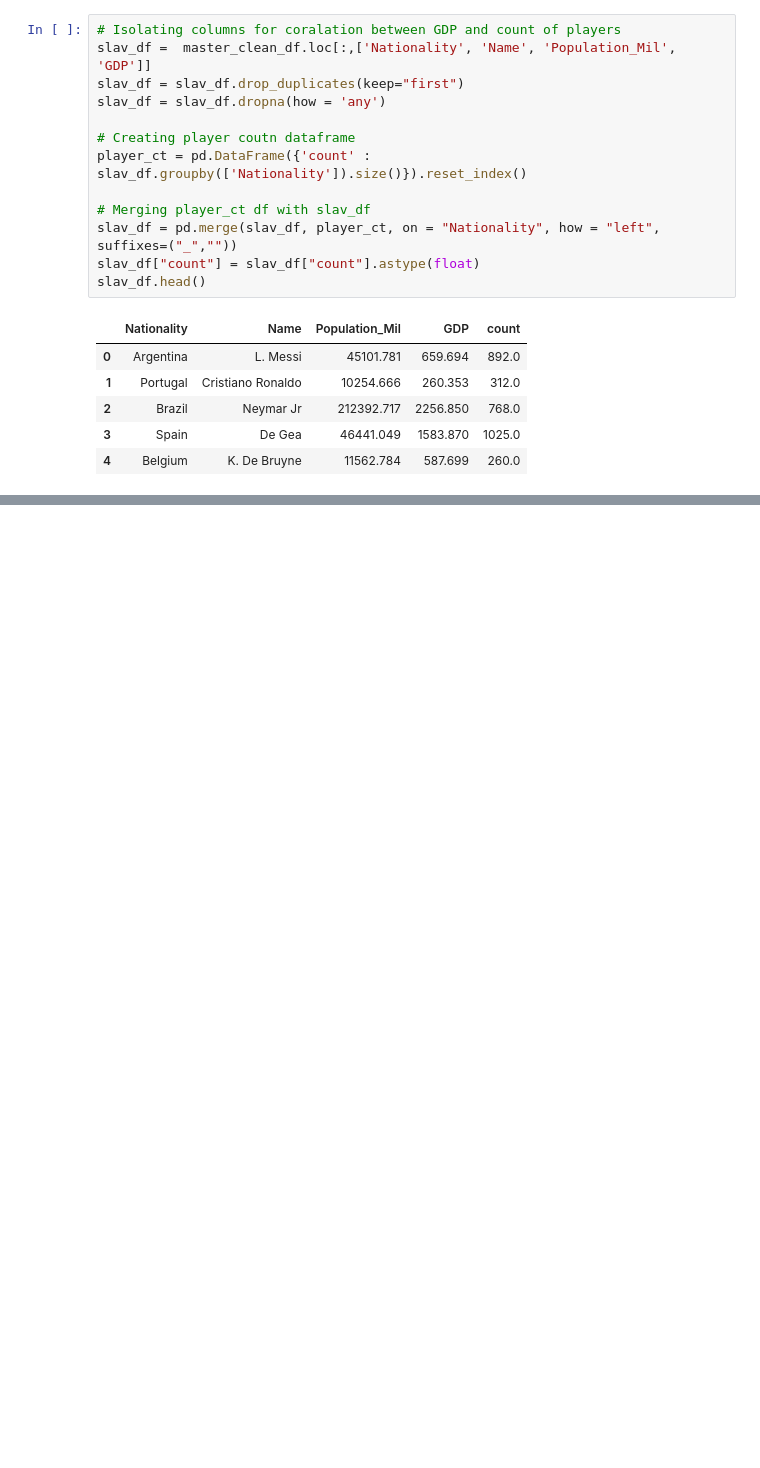
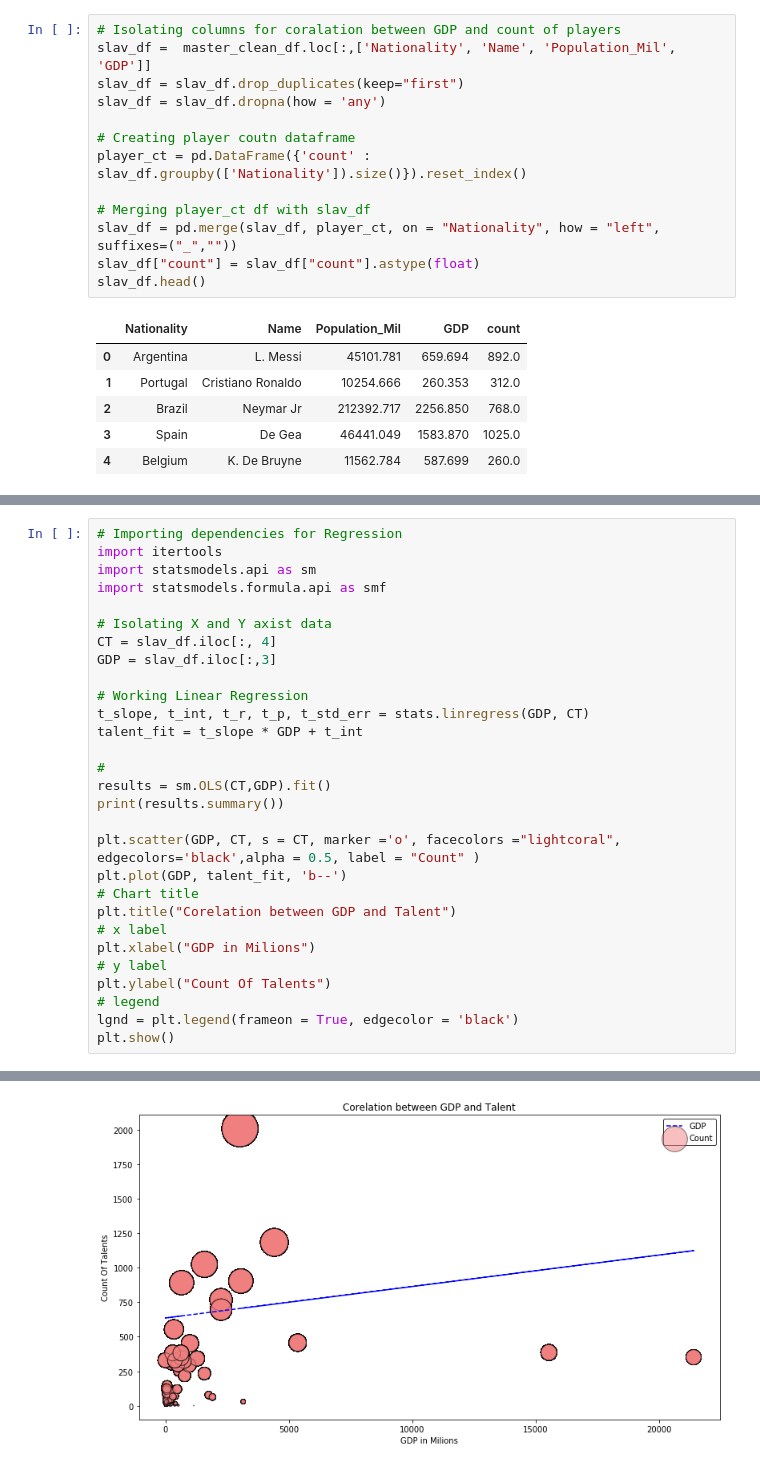
Before and after one commit to nmaize/Project-One_Group5, a Jupyter notebook: FIFA_RESEARCH.ipynb, the cells around one changed output, grey strips where cells are left out. Saved outputs shown, nothing was run; the diff lists cells and outputs as text; blank space fills up the shorter version.

Commit message:
Updated Regression

```diff
--- a/FIFA_RESEARCH.ipynb
+++ b/FIFA_RESEARCH.ipynb
@@ -263,0 +251,30 @@ Text(0,0.5,' ')
+# %%
+# Importing dependencies for Regression
+import itertools
+import statsmodels.api as sm
+import statsmodels.formula.api as smf
+
+# Isolating X and Y axist data
+CT = slav_df.iloc[:, 4]
+GDP = slav_df.iloc[:,3]
+
+# Working Linear Regression
+t_slope, t_int, t_r, t_p, t_std_err = stats.linregress(GDP, CT)
+talent_fit = t_slope * GDP + t_int
+
+#
+results = sm.OLS(CT,GDP).fit()
+print(results.summary())
+
+plt.scatter(GDP, CT, s = CT, marker ='o', facecolors ="lightcoral", edgecolors='black',alpha = 0.5, label = "Count" )
+plt.plot(GDP, talent_fit, 'b--')
+# Chart title
+plt.title("Corelation between GDP and Talent")
+# x label
+plt.xlabel("GDP in Milions")
+# y label
+plt.ylabel("Count Of Talents")
+# legend
+lgnd = plt.legend(frameon = True, edgecolor = 'black')
+plt.show()
+# %% [output]
@@ -263,0 +298 @@ Text(0,0.5,' ')
+[figure, added]
```
Also changed, not shown: parts of 8 cells of this notebook.
